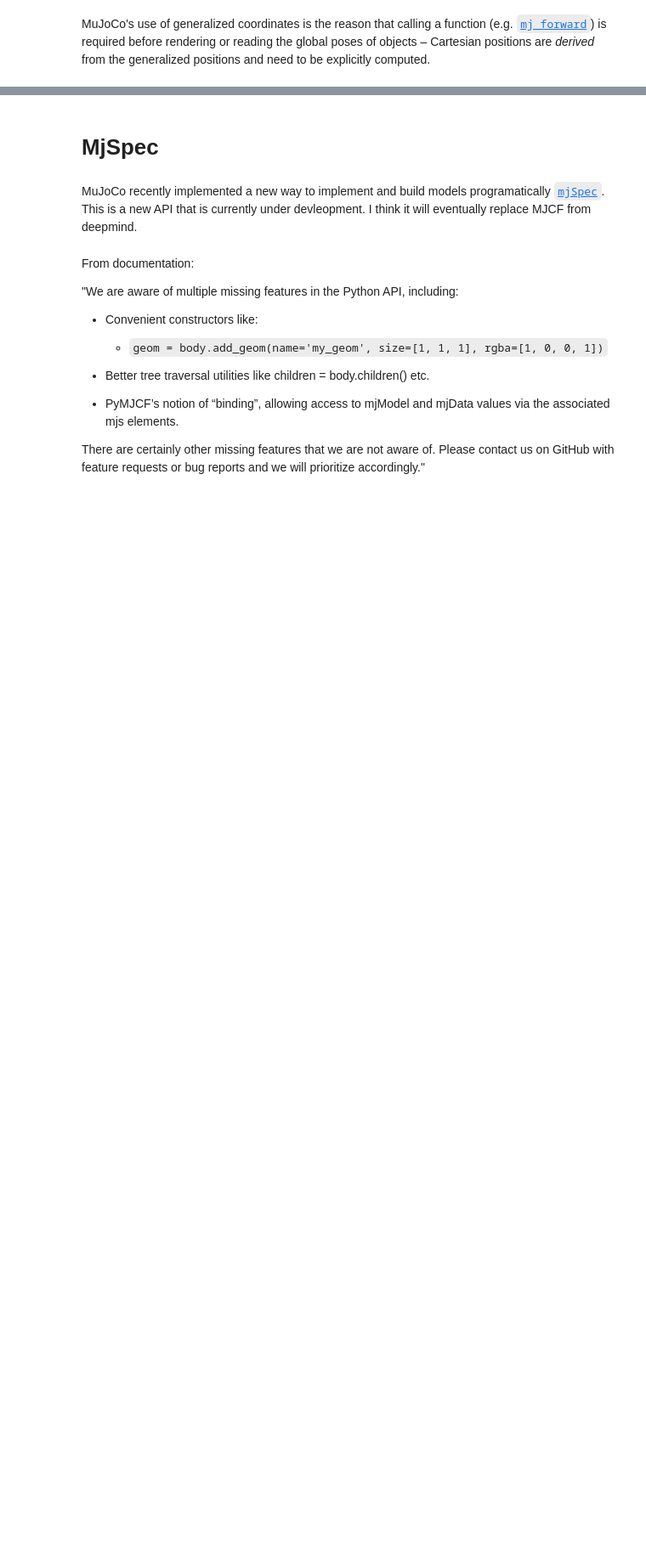
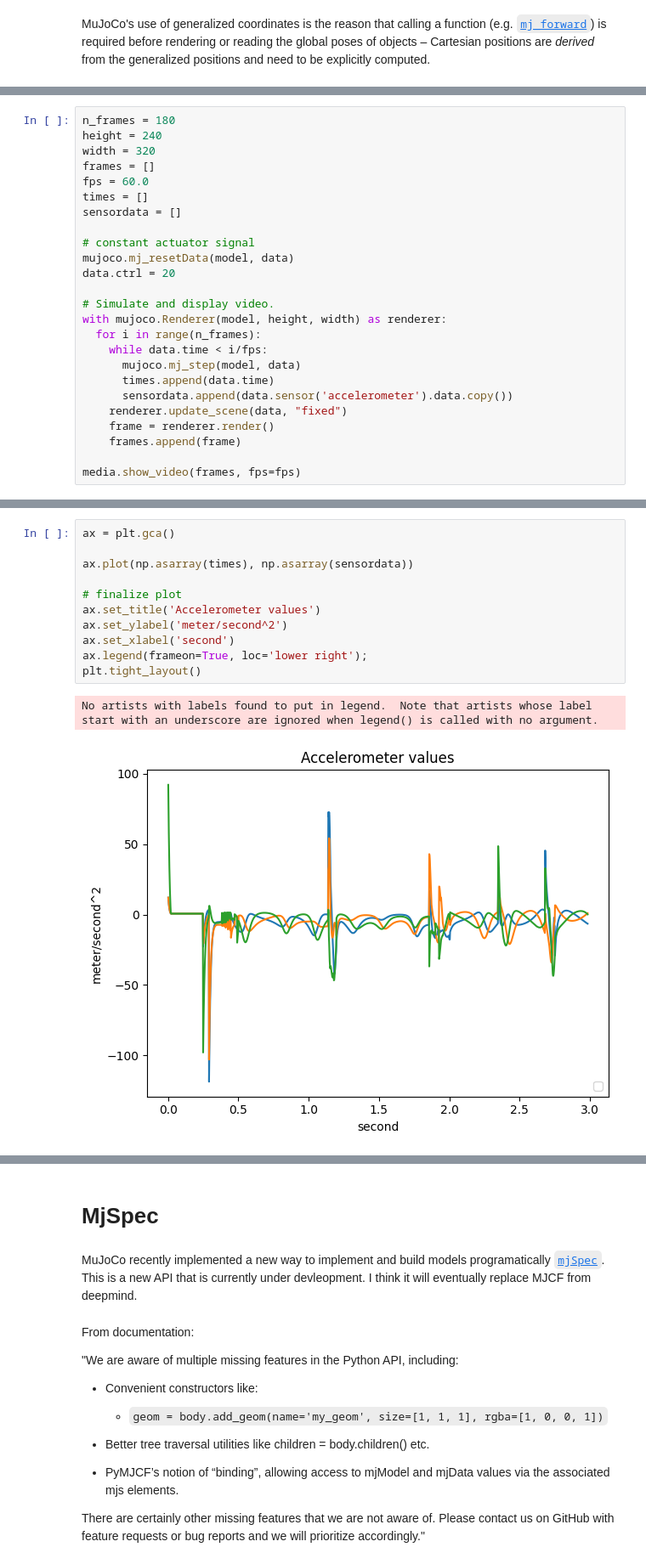
Before and after one commit to elliottabe/mujoco_workshop, a Jupyter notebook: Introduction01.ipynb, the cells around one changed output, grey strips where cells are left out. Shown at 85% size. Cells and saved outputs as stored; diff of their text form; blank space fills up the shorter version.

```diff
--- a/Introduction01.ipynb
+++ b/Introduction01.ipynb
@@ -367,0 +1229,25 @@ MuJoCo's use of generalized coordinates is the reason that calling a function (e
+# %%
+n_frames = 180
+height = 240
+width = 320
+frames = []
+fps = 60.0
+times = []
+sensordata = []
+
+# constant actuator signal
+mujoco.mj_resetData(model, data)
+data.ctrl = 20
+
+# Simulate and display video.
+with mujoco.Renderer(model, height, width) as renderer:
+  for i in range(n_frames):
+    while data.time < i/fps:
+      mujoco.mj_step(model, data)
+      times.append(data.time)
+      sensordata.append(data.sensor('accelerometer').data.copy())
+    renderer.update_scene(data, "fixed")
+    frame = renderer.render()
+    frames.append(frame)
+
+media.show_video(frames, fps=fps)
@@ -367,0 +1258,14 @@ MuJoCo's use of generalized coordinates is the reason that calling a function (e
+# %%
+ax = plt.gca()
+
+ax.plot(np.asarray(times), np.asarray(sensordata))
+
+# finalize plot
+ax.set_title('Accelerometer values')
+ax.set_ylabel('meter/second^2')
+ax.set_xlabel('second')
+ax.legend(frameon=True, loc='lower right');
+plt.tight_layout()
+# %% [output]
+No artists with labels found to put in legend.  Note that artists whose label start with an underscore are ignored when legend() is called with no argument.
+[figure, added]
```
Also changed, not shown: parts of 106 cells of this notebook, 1 other file.
